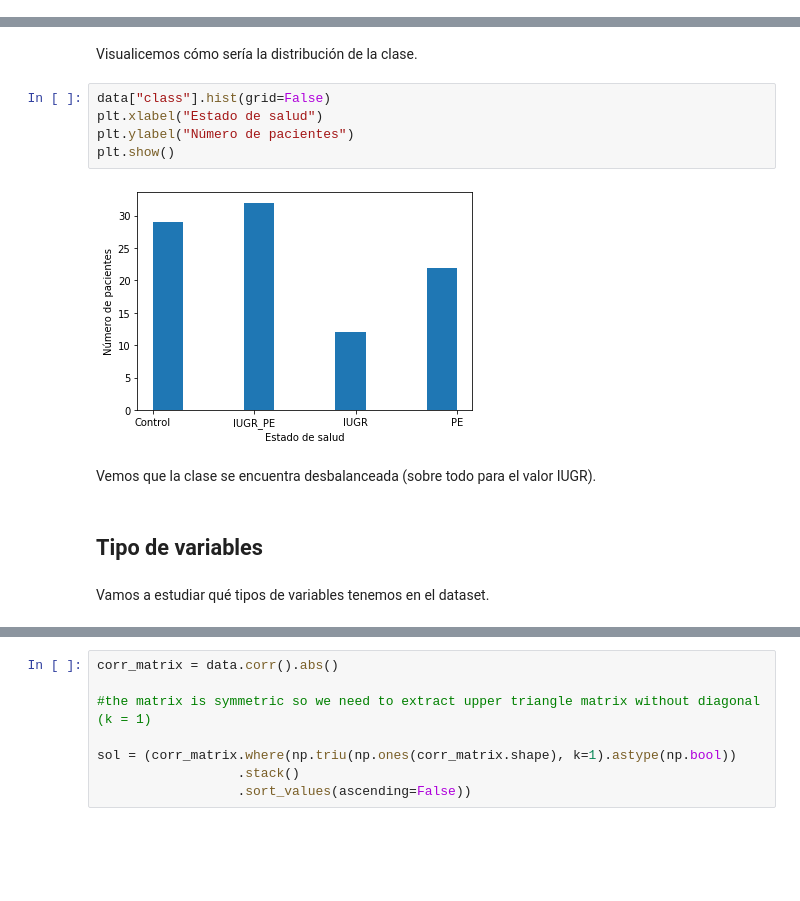
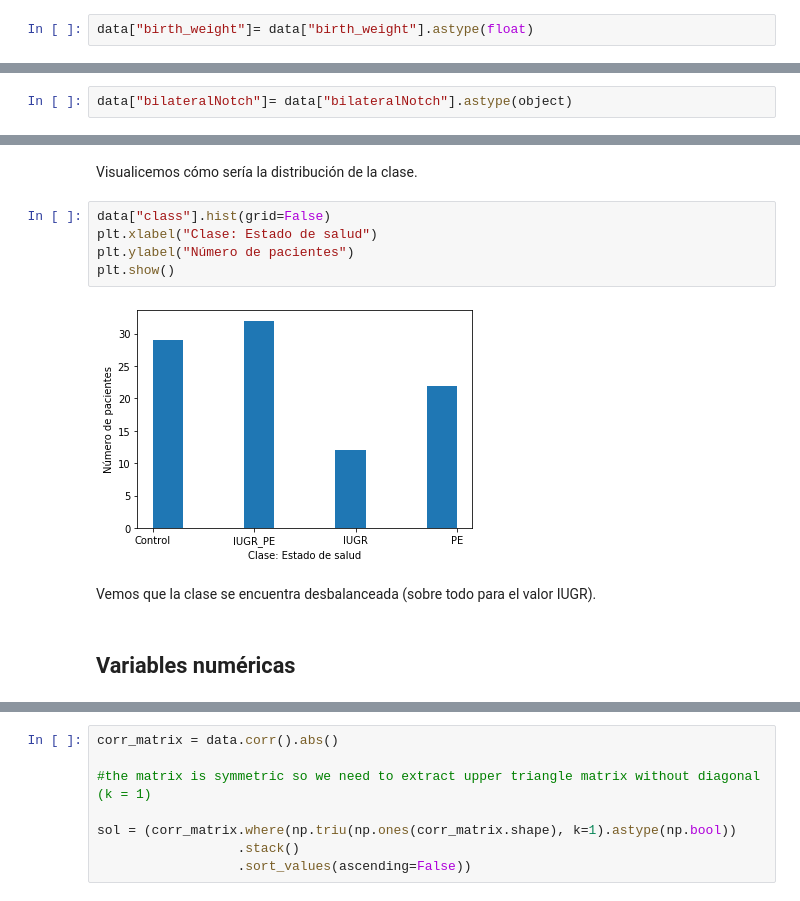
Before and after one commit to lolagj/TFM-Modelo-Riesgos-Embarazadas, a Jupyter notebook: Análisis exploratorio.ipynb, the cells around one changed output, grey strips where cells are left out. Drawn from its saved outputs; the diff is of its cells as text; blank space fills up the shorter version.

```diff
--- a/Análisis exploratorio.ipynb
+++ b/Análisis exploratorio.ipynb
@@ -58,0 +180,2 @@ Veamos qué dimensiones tiene el dataset:
+# %%
+data["birth_weight"]= data["birth_weight"].astype(float)
@@ -58,0 +187,2 @@ Veamos qué dimensiones tiene el dataset:
+# %%
+data["bilateralNotch"]= data["bilateralNotch"].astype(object)
@@ -164,15 +293,13 @@ La clase puede tener cuatro valores distintos: *Control, IUGR_PE, IUGR y PE*. Po
 Visualicemos cómo sería la distribución de la clase.
 # %%
 data["class"].hist(grid=False)
-plt.xlabel("Estado de salud")
+plt.xlabel("Clase: Estado de salud")
 plt.ylabel("Número de pacientes")
 plt.show()
 # %% [output]
-[figure, old version]
+[figure, new version]
 # %% [markdown]
 Vemos que la clase se encuentra desbalanceada (sobre todo para el valor IUGR).
-# %% [markdown]
-## Tipo de variables
-# %% [markdown]
-Vamos a estudiar qué tipos de variables tenemos en el dataset.
+# %% [markdown]
+## Variables numéricas
 # %%
```
Also changed, not shown: parts of 73 cells of this notebook.
